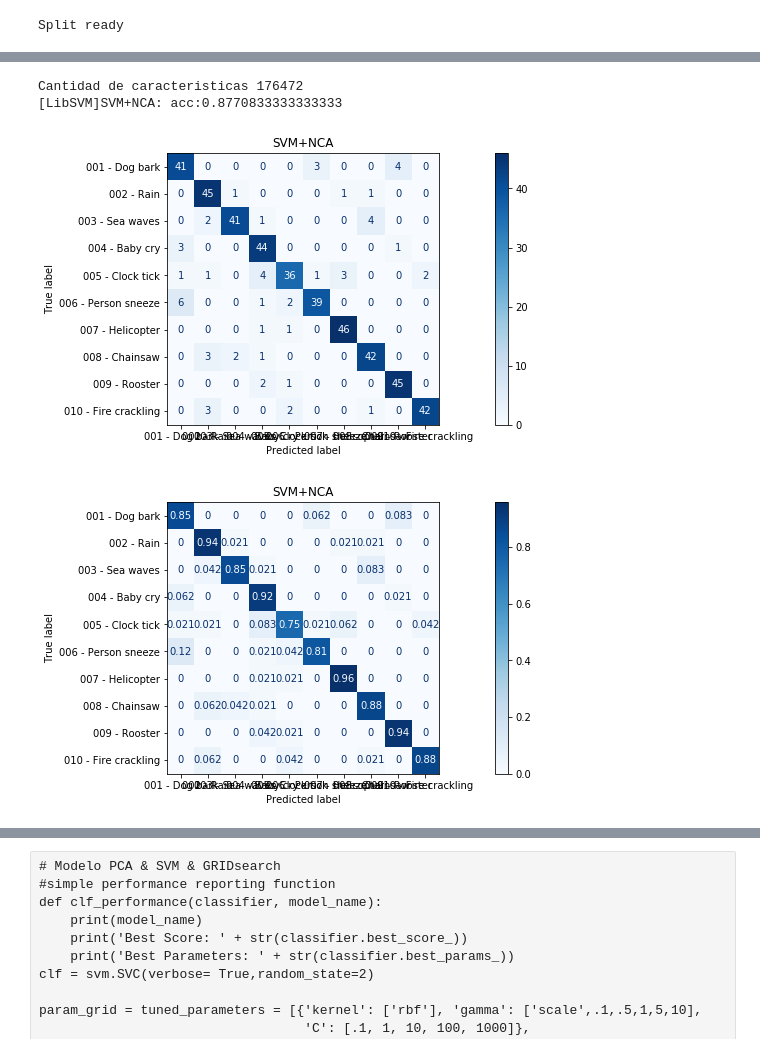
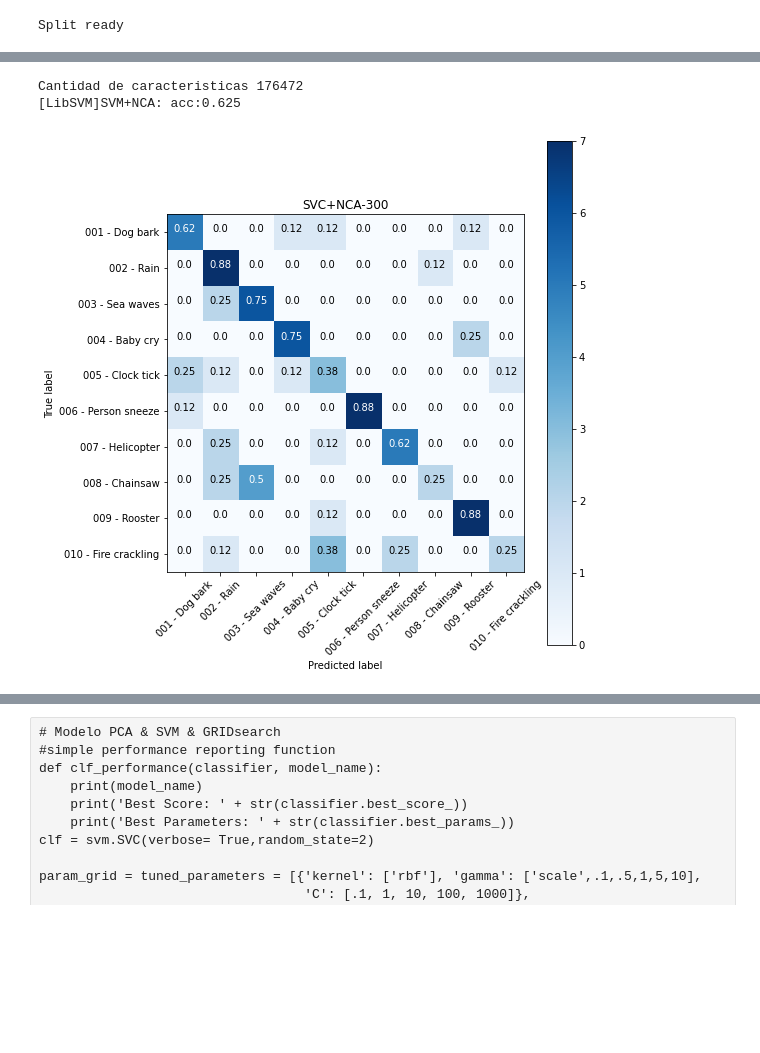
Before and after one commit to DavidCastilloAlvarado/STFT_ESC10, a Jupyter notebook: STFTstudy.ipynb, the cells around one changed output, grey strips where cells are left out. Cells and saved outputs as stored; diff of their text form; code cells hidden in the pictures; blank space fills up the shorter version.

```diff
--- a/STFTstudy.ipynb
+++ b/STFTstudy.ipynb
@@ -66,14 +96,10 @@ def readsounfiles_aumenteddata(folder = 'dataset/', samplerate = 44000, sound_du
     classes = []
     label_number=0
     labels = []
-    samplerate = 44000
     sound_duration = 4 # se desea que todas las muestren duren 4 segundos y se las fuerza a serlo
     max_leng = int(sound_duration*samplerate)
     break_points     = [i for i in range(0,max_leng,int(max_leng/int(sound_duration*2)) )] # posición en tiempo discreto
     break_points[-1] = max_leng
-    mult_generaciones = 5
-    random_state=10
-    noise_var = 0.0025
     noise_list = [np.stack([random.uniform(-noise_var,noise_var) for _ in range(max_leng)]),
                   np.stack([random.gauss(0,noise_var) for _ in range(max_leng)]),
                   np.stack([0 for _ in range(max_leng)])]
@@ -130,7 +156,7 @@ def readsounfiles_aumenteddata(folder = 'dataset/', samplerate = 44000, sound_du
         print("Cantidad máxima de muestras / Sonido / clase: ", max_leng)
     return np.stack(audio_data), labels , classes
 
-audio_data, labels,classes = readsounfiles_aumenteddata(samplerate = samplerate, sound_duration = sound_duration)
+audio_data, labels,classes = readsounfiles_aumenteddata(samplerate = samplerate, sound_duration = sound_duration,mult_generaciones=0)
 
 print("Cantidad máxima de muestras / Sonido: ", max_leng)
 print(len(labels))
@@ -323,19 +344,15 @@ plot_confusion_matrix_custom(title = "SVC",
 # %%
 # Modelo con PCA y SVC
 print("Cantidad de caracteristicas", len(X_train[0]))
-pca = PCA(n_components=300)
+n_components=300
+pca = PCA(n_components=n_components)
 pca.fit(X_train) ## justa para todo el espectro de datos
 X_train_PCA = pca.transform(X_train)
 X_test_PCA = pca.transform(X_test)
-clf_PCA = svm.SVC(verbose= True,random_state=None,C=10, kernel='linear', gamma='scale', probability=True )
+clf_PCA = svm.SVC(verbose= True,random_state=5,C=10, kernel='linear', gamma='auto', probability=True )
 clf_PCA.fit(X_train_PCA, y_train)
 y_pred = clf_PCA.predict(X_test_PCA)
 print("SVM+PCA: acc:"+ str(accuracy_score(y_test, y_pred)))
-plot_confusion_matrix_custom(title = "SVC+PCA",
-                            classifier=clf_PCA,
-                            X_test=X_test_PCA,
-                            y_test = y_test,
-                            class_names =  classes,
-                            normalize =None)
+plot_confusion_matrix(y_true=y_test, y_pred=y_pred, class_names=classes,title="SVC+PCA-"+str(n_components),normalize=True)
 # %% [output]
 Cantidad de caracteristicas 176472
@@ -353,30 +361,17 @@ plot_confusion_matrix_custom(title = "SVC+PCA",
 # %%
 # Modelo con NCA y SVC
 print("Cantidad de caracteristicas", len(X_train[0]))
-nca = NCA(n_components=200,random_state=2)
+n_components=300
+nca = NCA(n_components=n_components,random_state=2)
 nca.fit(X_train,y_train) ## justa para todo el espectro de datos
 X_train_NCA = nca.transform(X_train)
 X_test_NCA = nca.transform(X_test)
-clf_NCA = svm.SVC(verbose= True,random_state=None,C=10, kernel='linear', gamma='scale', probability=True )
+clf_NCA = svm.SVC(verbose= True,random_state=5,C=10, kernel='linear', gamma='scale', probability=True )
 clf_NCA.fit(X_train_NCA, y_train)
 y_pred = clf_NCA.predict(X_test_NCA)
 print("SVM+NCA: acc:"+ str(accuracy_score(y_test, y_pred)))
-plot_confusion_matrix_custom(title = "SVC+NCA",
-                            classifier=clf_NCA,
-                            X_test=X_test_NCA,
-                            y_test = y_test,
-                            class_names =  classes,
-                            normalize =None)
+plot_confusion_matrix(y_true=y_test, y_pred=y_pred, class_names=classes,title="SVC+NCA-"+str(n_components),normalize=True)
 # %% [output]
 Cantidad de caracteristicas 176472
-[LibSVM]SVM+NCA: acc:0.8770833333333333
+[LibSVM]SVM+NCA: acc:0.625
-[figure, old version]
+[figure, new version]
-# %%
-plot_confusion_matrix_custom(title = "SVC+NCA",
-                            classifier=clf_NCA,
-                            X_test=X_test_NCA,
-                            y_test = y_test,
-                            class_names =  classes,
-                            normalize ='true')
-# %% [output]
-[figure, removed]
```
Also changed, not shown: parts of 17 cells of this notebook.
